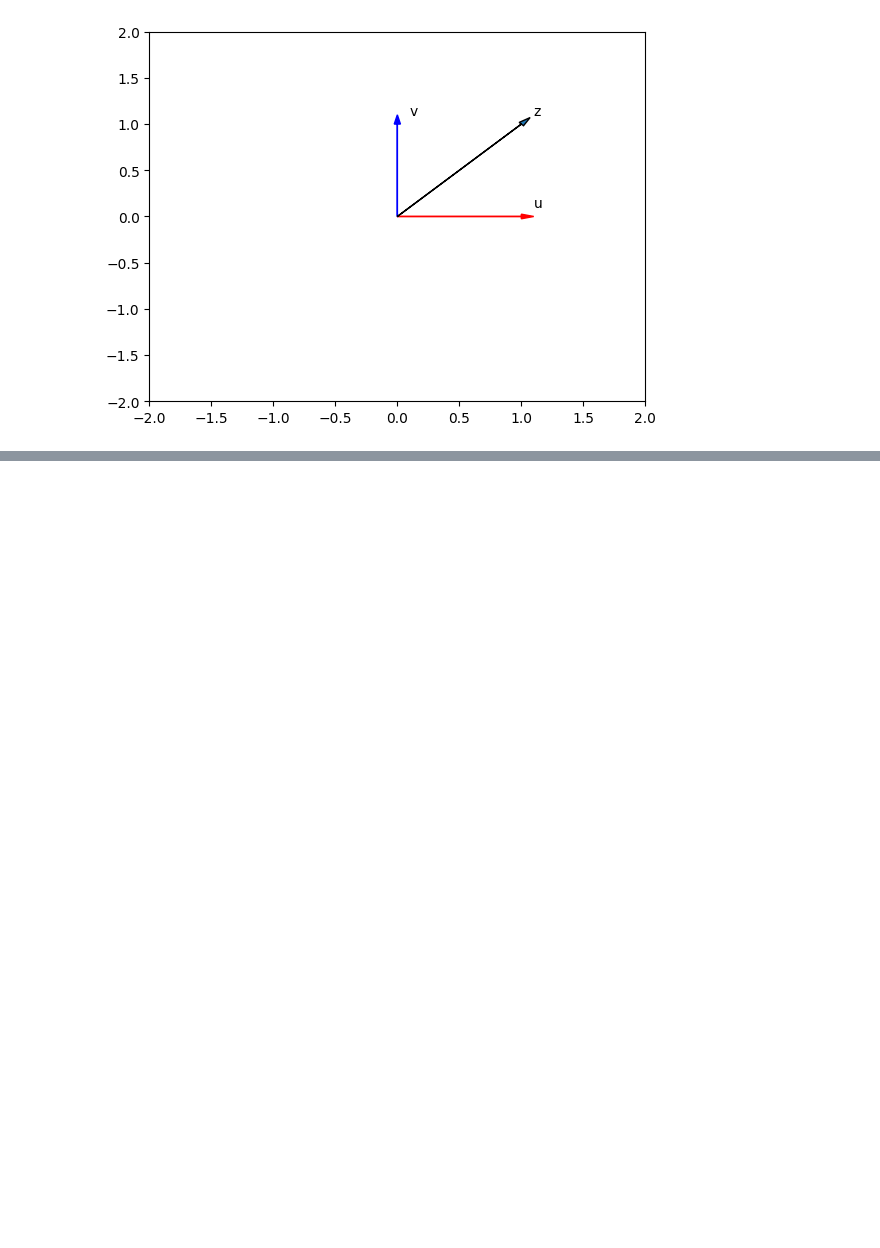
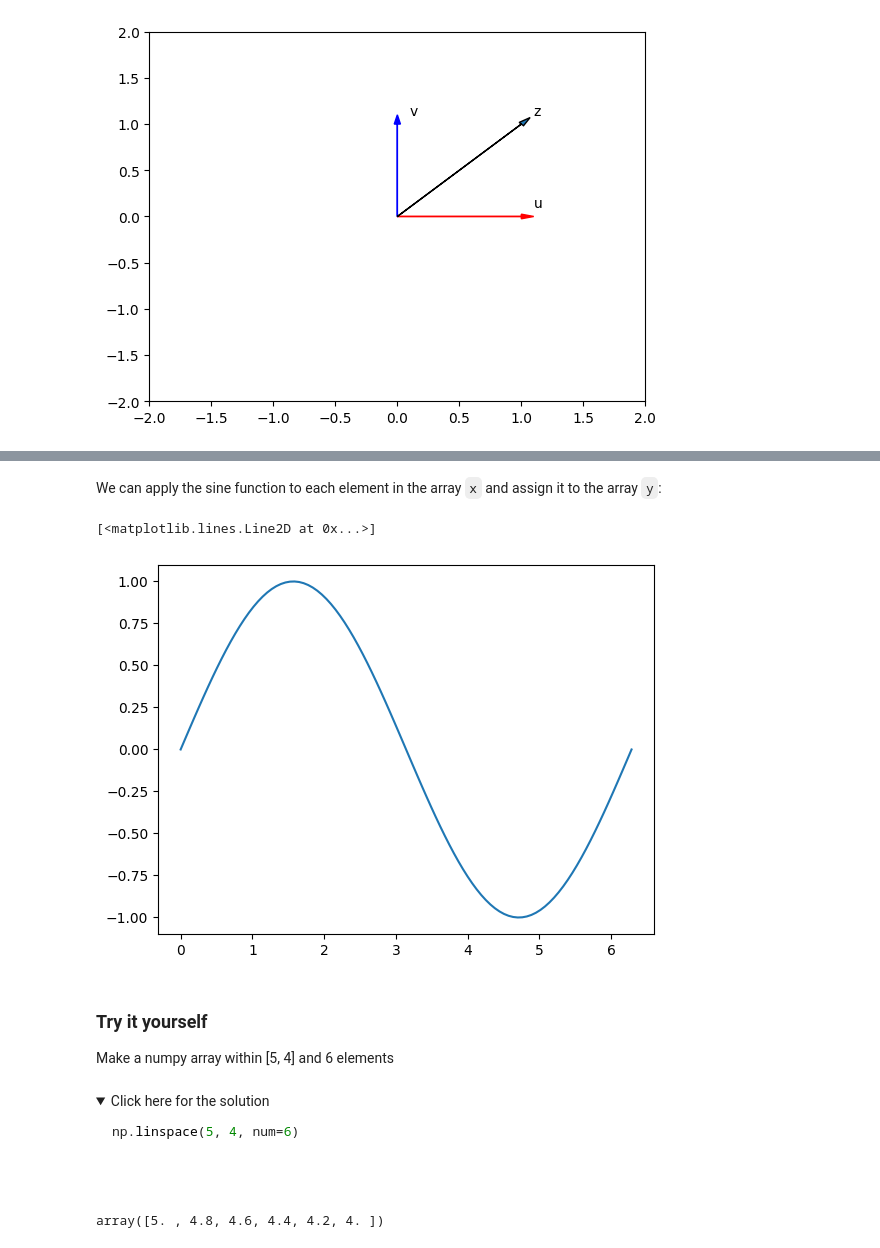
Before and after one commit to Matinnorouzi2023/data-science, a Jupyter notebook: 1D_Numpy_in_Python.ipynb, the cells around one changed output, grey strips where cells are left out. Cells and saved outputs as stored; diff of their text form; code cells hidden in the pictures; folded sections open; blank space fills up the shorter version.

````diff
--- a/1D_Numpy_in_Python.ipynb
+++ b/1D_Numpy_in_Python.ipynb
@@ -426,0 +756,5 @@ Plotvec1(u, z, v)
+# %%
+# Make a numpy array within [0, 2π] and 100 elements
+
+x = np.linspace(0, 2*np.pi, num=100)
+x
@@ -426,0 +782,17 @@ Plotvec1(u, z, v)
+# %% [markdown]
+We can apply the sine function to each element in the array <code>x</code> and assign it to the array <code>y</code>:
+# %%
+# Calculate the sine of x list
+
+y = np.sin(x)
+# %%
+# Plot the result
+
+plt.plot(x, y)
+# %% [output]
+[<matplotlib.lines.Line2D at 0x...>]
+[figure, added]
+# %% [markdown]
+### Try it yourself
+
+Make a numpy array within \[5, 4] and 6 elements
@@ -426,0 +801,14 @@ Plotvec1(u, z, v)
+# %% [markdown]
+<details><summary>Click here for the solution</summary>
+
+```python
+np.linspace(5, 4, num=6)
+
+
+```
+
+</details>
+# %%
+np.linspace(5, 4, num=6)
+# %% [output]
+array([5. , 4.8, 4.6, 4.4, 4.2, 4. ])
````
Also changed, not shown: parts of 74 cells of this notebook.
